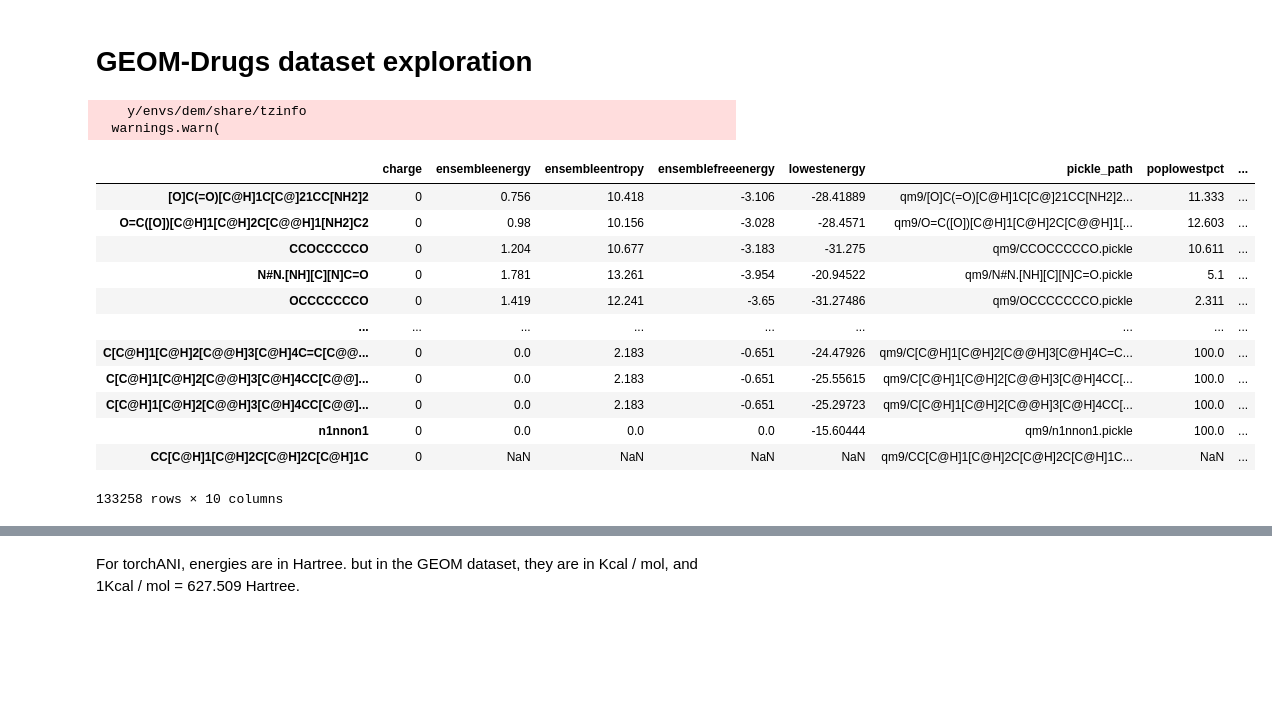
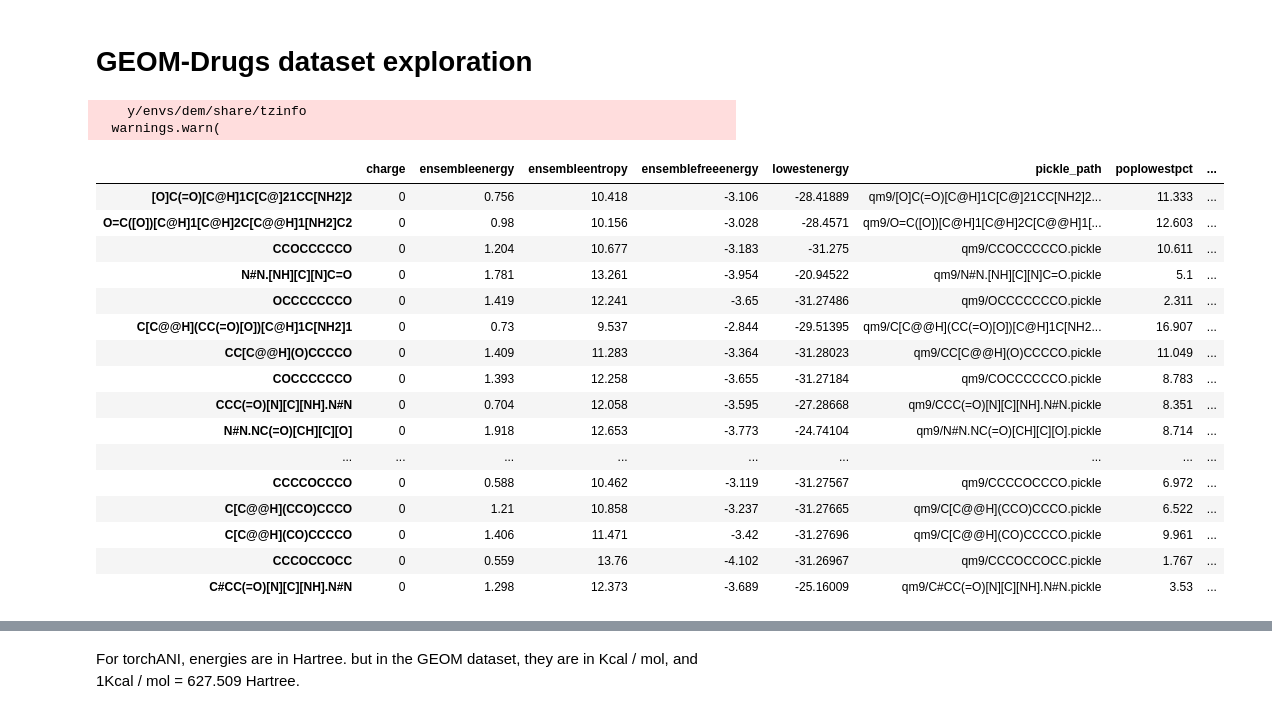
Before and after one commit to LenaNehale/DEM, a Jupyter notebook: playground.ipynb, the cells around one changed output, grey strips where cells are left out. Cells and saved outputs as stored; diff of their text form; code cells hidden in the pictures; blank space fills up the shorter version.

```diff
--- a/playground.ipynb
+++ b/playground.ipynb
@@ -171,23 +193,27 @@ with open('/home/mila/l/lena-nehale.ezzine/scratch/geomdrugs/rdkit_folder/summar
     summary = json.load(json_file)
 # %%
 import pandas as pd
-pd.DataFrame(summary).T.sort_values(by='uniqueconfs', ascending=False)
+pd.DataFrame(summary).T.sort_values(by='uniqueconfs', ascending=False).head(20)
 # %% [output]
     y/envs/dem/share/tzinfo
   warnings.warn(
 |  | charge | ensembleenergy | ensembleentropy | ensemblefreeenergy | lowestenergy | pickle_path | poplowestpct | ... |
 | [O]C(=O)[C@H]1C[C@]21CC[NH2]2 | 0 | 0.756 | 10.418 | -3.106 | -28.41889 | qm9/[O]C(=O)[C@H]1C[C@]21CC[NH2]2... | 11.333 | ... |
 | O=C([O])[C@H]1[C@H]2C[C@@H]1[NH2]C2 | 0 | 0.98 | 10.156 | -3.028 | -28.4571 | qm9/O=C([O])[C@H]1[C@H]2C[C@@H]1[... | 12.603 | ... |
 | CCOCCCCCO | 0 | 1.204 | 10.677 | -3.183 | -31.275 | qm9/CCOCCCCCO.pickle | 10.611 | ... |
 | N#N.[NH][C][N]C=O | 0 | 1.781 | 13.261 | -3.954 | -20.94522 | qm9/N#N.[NH][C][N]C=O.pickle | 5.1 | ... |
 | OCCCCCCCO | 0 | 1.419 | 12.241 | -3.65 | -31.27486 | qm9/OCCCCCCCO.pickle | 2.311 | ... |
+| C[C@@H](CC(=O)[O])[C@H]1C[NH2]1 | 0 | 0.73 | 9.537 | -2.844 | -29.51395 | qm9/C[C@@H](CC(=O)[O])[C@H]1C[NH2... | 16.907 | ... |
+| CC[C@@H](O)CCCCO | 0 | 1.409 | 11.283 | -3.364 | -31.28023 | qm9/CC[C@@H](O)CCCCO.pickle | 11.049 | ... |
+| COCCCCCCO | 0 | 1.393 | 12.258 | -3.655 | -31.27184 | qm9/COCCCCCCO.pickle | 8.783 | ... |
+| CCC(=O)[N][C][NH].N#N | 0 | 0.704 | 12.058 | -3.595 | -27.28668 | qm9/CCC(=O)[N][C][NH].N#N.pickle | 8.351 | ... |
+| N#N.NC(=O)[CH][C][O] | 0 | 1.918 | 12.653 | -3.773 | -24.74104 | qm9/N#N.NC(=O)[CH][C][O].pickle | 8.714 | ... |
 | ... | ... | ... | ... | ... | ... | ... | ... | ... |
-| C[C@H]1[C@H]2[C@@H]3[C@H]4C=C[C@@... | 0 | 0.0 | 2.183 | -0.651 | -24.47926 | qm9/C[C@H]1[C@H]2[C@@H]3[C@H]4C=C... | 100.0 | ... |
-| C[C@H]1[C@H]2[C@@H]3[C@H]4CC[C@@]... | 0 | 0.0 | 2.183 | -0.651 | -25.55615 | qm9/C[C@H]1[C@H]2[C@@H]3[C@H]4CC[... | 100.0 | ... |
-| C[C@H]1[C@H]2[C@@H]3[C@H]4CC[C@@]... | 0 | 0.0 | 2.183 | -0.651 | -25.29723 | qm9/C[C@H]1[C@H]2[C@@H]3[C@H]4CC[... | 100.0 | ... |
-| n1nnon1 | 0 | 0.0 | 0.0 | 0.0 | -15.60444 | qm9/n1nnon1.pickle | 100.0 | ... |
-| CC[C@H]1[C@H]2C[C@H]2C[C@H]1C | 0 | NaN | NaN | NaN | NaN | qm9/CC[C@H]1[C@H]2C[C@H]2C[C@H]1C... | NaN | ... |
+| CCCCOCCCO | 0 | 0.588 | 10.462 | -3.119 | -31.27567 | qm9/CCCCOCCCO.pickle | 6.972 | ... |
+| C[C@@H](CCO)CCCO | 0 | 1.21 | 10.858 | -3.237 | -31.27665 | qm9/C[C@@H](CCO)CCCO.pickle | 6.522 | ... |
+| C[C@@H](CO)CCCCO | 0 | 1.406 | 11.471 | -3.42 | -31.27696 | qm9/C[C@@H](CO)CCCCO.pickle | 9.961 | ... |
+| CCCOCCOCC | 0 | 0.559 | 13.76 | -4.102 | -31.26967 | qm9/CCCOCCOCC.pickle | 1.767 | ... |
+| C#CC(=O)[N][C][NH].N#N | 0 | 1.298 | 12.373 | -3.689 | -25.16009 | qm9/C#CC(=O)[N][C][NH].N#N.pickle | 3.53 | ... |
-133258 rows × 10 columns
 # %%
 import pickle
 #load pickle file
```
Also changed, not shown: parts of 17 cells of this notebook, 1 other file.
